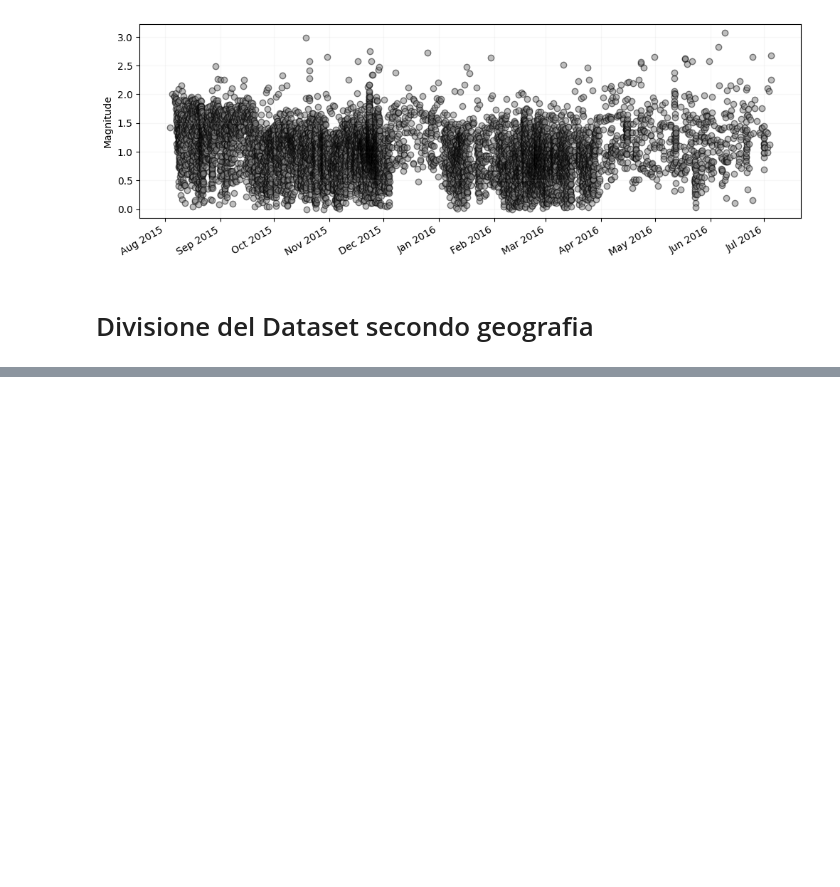
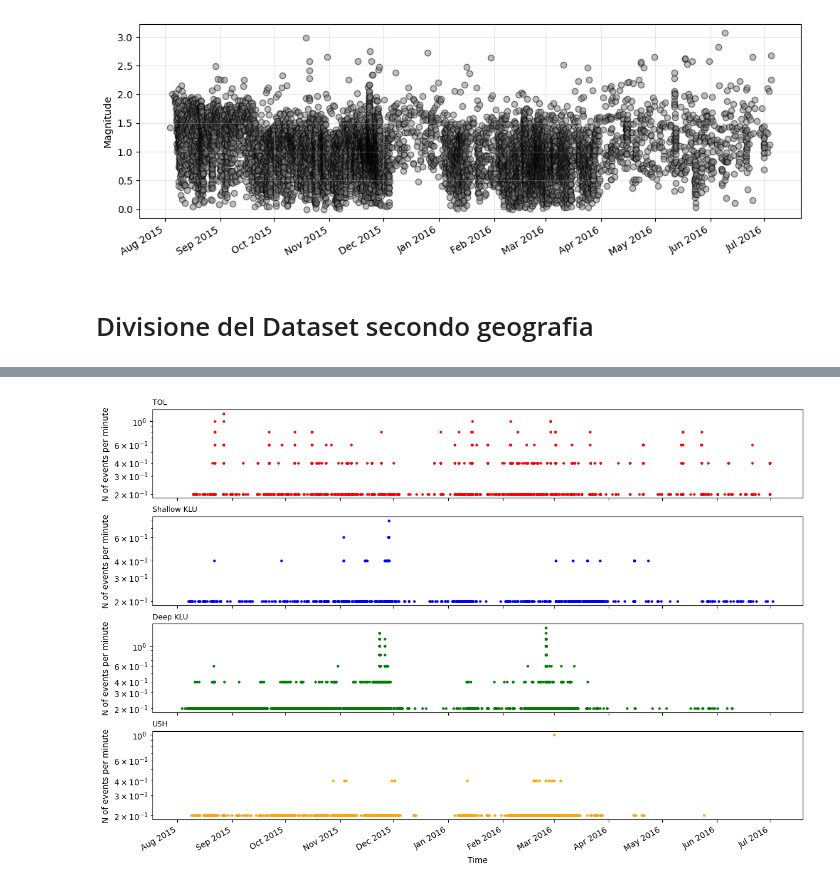
Before and after one commit to Mpinaz/Thesis, a Jupyter notebook: Tesi.ipynb, the cells around one changed output, grey strips where cells are left out. Cells and saved outputs as stored; diff of their text form; code cells hidden in the pictures; blank space fills up the shorter version.

```diff
--- a/Tesi.ipynb
+++ b/Tesi.ipynb
@@ -94,7 +94,7 @@ Magnitude range: 0.0 – 3.1
 stations_for_event = {}
 SV13_Events = []
 i=0
-with open("/content/drive/MyDrive/KVG_phase_data.txt", "r", encoding="UTF-8") as f:
+with open("/content/Thesis/KVG_phase_data.txt", "r", encoding="UTF-8") as f:
     date = -1
     line = f.readline()
 
@@ -410,0 +421,27 @@ fig.show()
+# %%
+groups = list(Squares.keys())
+
+bin_min = 1  # ampiezza bin in minuti; eventi/minuto = conteggio / bin_min
+freq = f"{bin_min} min"
+
+fig, axes = plt.subplots(len(groups), 1, figsize=(12, 8),
+                         sharex=True, constrained_layout=True)
+
+for ax, g in zip(axes, groups):
+    sub = catalog[catalog.group == g]
+    counts = sub.set_index("time").resample(freq).size()
+    rate = counts / bin_min
+    ax.scatter(rate.index, rate.values, s=5, color = Squares[g]["color"])
+
+    ax.set_yscale("log")
+    ax.set_ylabel("N of events per minute")
+    ax.set_title(g, loc="left", fontsize=9)
+
+    ax.xaxis.set_major_locator(mdates.MonthLocator())
+    ax.xaxis.set_major_formatter(mdates.DateFormatter("%b %Y"))
+
+fig.autofmt_xdate()
+axes[-1].set_xlabel("Time")
+plt.show()
+# %% [output]
+[figure, added]
```
Also changed, not shown: parts of 10 cells of this notebook.
